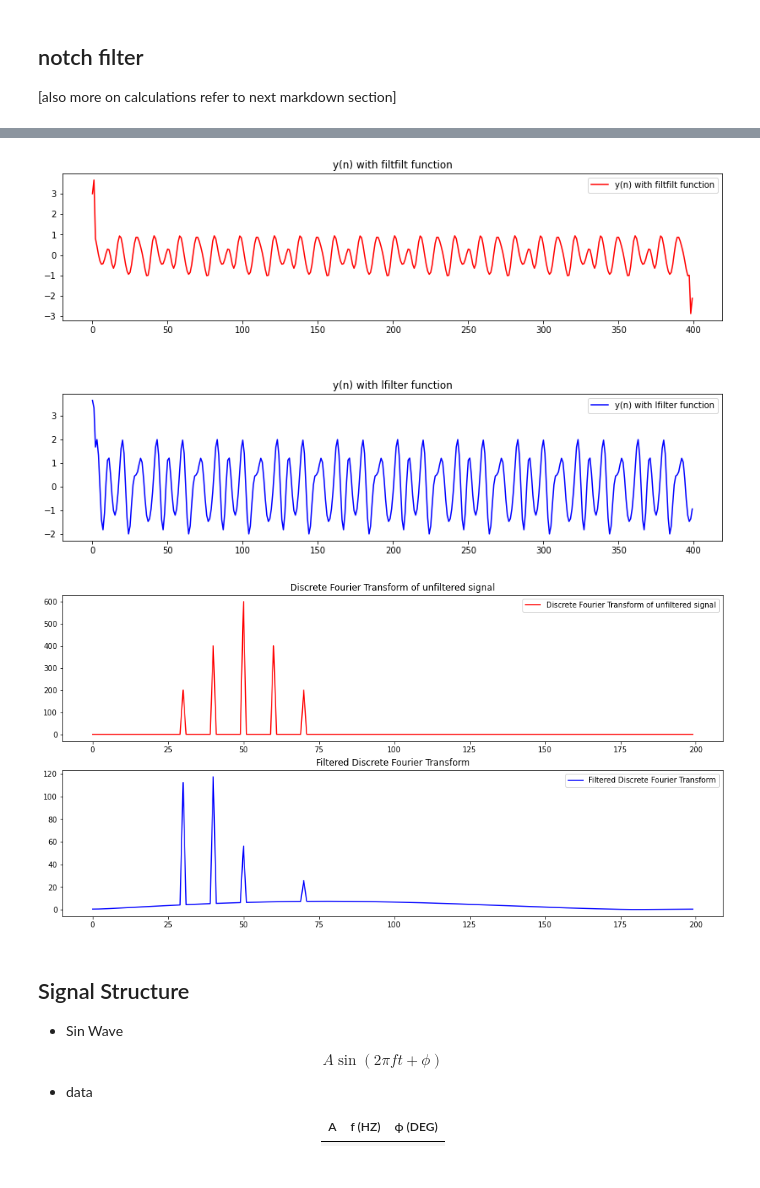
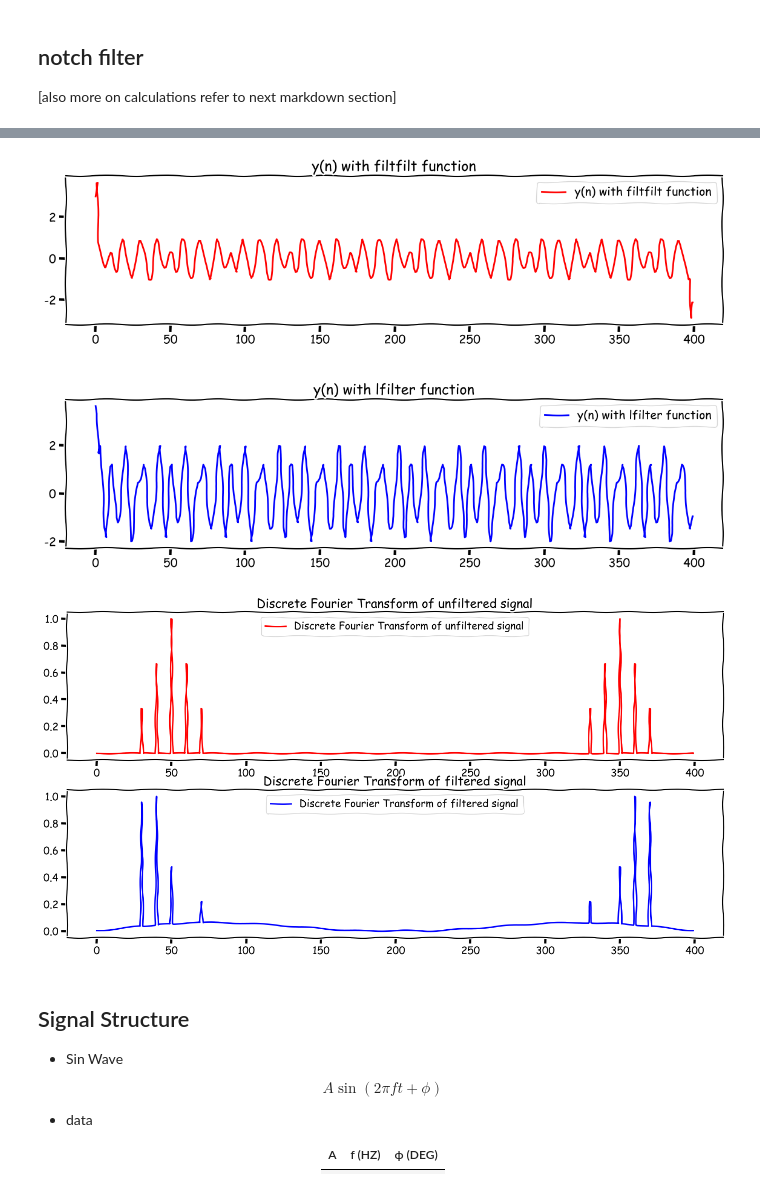
Before and after one commit to a-m-kyp/BioMedical-Signal-Processing, a Jupyter notebook: Final/Biomedical Signal Processing - Exam.ipynb, the cells around one changed output, grey strips where cells are left out. Cells and saved outputs as stored; diff of their text form; code cells hidden in the pictures.

```diff
--- a/Final/Biomedical Signal Processing - Exam.ipynb
+++ b/Final/Biomedical Signal Processing - Exam.ipynb
@@ -49,14 +49,18 @@ sampling_freq = 400        # sampling frequency - samples per second
 delta_t = 1/sampling_freq  # sampling period
 freq_domain_signal = np.zeros(int(1/delta_t))
 plt.figure(figsize=(16, 10)) # plot each Sin wave.
+plt.xkcd()
 for i in range(len(A)):
     sine_waves = A[i]*np.sin(2*np.pi*f[i]*np.arange(0, 1, delta_t) + phi[i])
-    plt.plot(sine_waves[:90], marker='.', label='f = ' + str(f[i]) + ' Hz' + '\n' + 'ϕ = ' + str(phi[i]))
+    plt.plot(sine_waves[:20], label='f = ' + str(f[i]) + ' Hz' + '\n' + 'ϕ = ' + str(phi[i]), marker='s')
     freq_domain_signal += A[i] * np.sin(2 * np.pi * f[i] * delta_t * np.arange(len(freq_domain_signal)) + phi[i])
 
 plt.title("Sine waves")
 plt.legend(loc='best')
 plt.show()
+
+# reset rcParams to default
+plt.rcParams.update(plt.rcParamsDefault)
 
 # plot accumulated signal.
 plt.figure(figsize=(16, 8))
@@ -91,8 +95,8 @@ cutoff_freq = 60
 sampling_freq = 400
 # w_cutoff = np.rad2deg(2 * np.pi * cutoff_freq / sampling_freq) # there is no need to convert to degrees.
 w_cutoff = 2 * np.pi * cutoff_freq / sampling_freq # 0.942477796076938
-z_1 = math.cos(w_cutoff) + 1j * math.sin(w_cutoff)
-z_2 = math.cos(w_cutoff) - 1j * math.sin(w_cutoff)
+z_1 = np.cos(w_cutoff) + 1j * np.sin(w_cutoff)
+z_2 = np.cos(w_cutoff) - 1j * np.sin(w_cutoff)
 
 # Calculated by hand - more info on this next section in notebook.
 # def notch_filter_z_transform(z_1, z_2):
@@ -116,14 +120,28 @@ plot(w, y=np.abs(h), title="Frequency Response", color="blue", axes=ax[1])
 plt.show()
 
 # y(n) with two filter appliers.
+# set to plot in xkcd style.
+scaled_filtered_signal_filtfilt = filtered_signal_filtfilt * np.max(freq_domain_signal)
+scaled_filtered_signal_lfilter = filtered_signal_lfilter * np.max(freq_domain_signal)
+
+plt.xkcd()
 fig, axs = plt.subplots(nrows=2, ncols=1, figsize=(14, 8))
 plot(filtered_signal_filtfilt, title="y(n) with filtfilt function", color="red", axes=axs[0])
 plt.subplots_adjust(hspace=0.5)
 plot(filtered_signal_lfilter, title="y(n) with lfilter function", color="blue", axes=axs[1])
 plt.show()
 
+# reset rcParams to default
+# plt.rcParams.update(plt.rcParamsDefault)
+
 # Discrete Fourier Transform of unfiltered signal and filtered signal.
+scaled_dft = np.abs(dft) / np.max(np.abs(dft))
+scaled_filtered_dft = np.abs(filtered_dft) / np.max(np.abs(filtered_dft))
 fig, axs = plt.subplots(nrows=2, ncols=1, figsize=(16, 8))
-plot(np.abs(dft[:int(sampling_freq/2)]), title="Discrete Fourier Transform of unfiltered signal", color="red", axes=axs[0])
-plot(np.abs(filtered_dft[:int(sampling_freq/2)]), title="Filtered Discrete Fourier Transform", color="blue", axes=axs[1])
+plot(np.arange(len(scaled_dft)), y=scaled_dft, title="Discrete Fourier Transform of unfiltered signal", color="red", axes=axs[0])
+plot(np.arange(len(scaled_filtered_dft)), y=scaled_filtered_dft, title="Discrete Fourier Transform of filtered signal", color="blue", axes=axs[1])
+plt.show()
+
+# plot(np.abs(dft[:int(sampling_freq/2)]), title="Discrete Fourier Transform of unfiltered signal", color="red", axes=axs[0])
+# plot(np.abs(filtered_dft[:int(sampling_freq/2)]), title="Filtered Discrete Fourier Transform", color="blue", axes=axs[1])
 # %% [output]
@@ -131,5 +149,5 @@ plot(np.abs(filtered_dft[:int(sampling_freq/2)]), title="Filtered Discrete Fouri
-[figure, old version]
+[figure, new version]
-[figure, old version]
+[figure, new version]
 # %% [markdown]
 ## Signal Structure
 - Sin Wave
```
Also changed, not shown: parts of 4 cells of this notebook.
